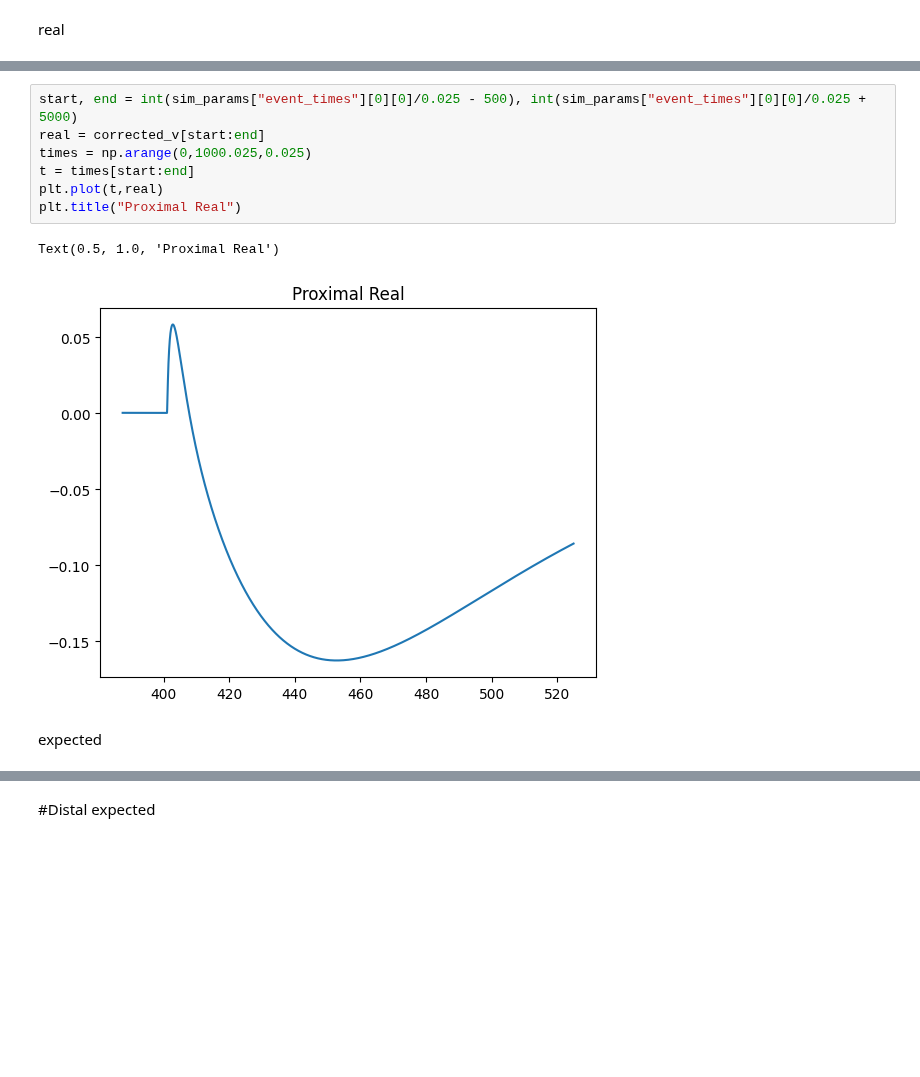
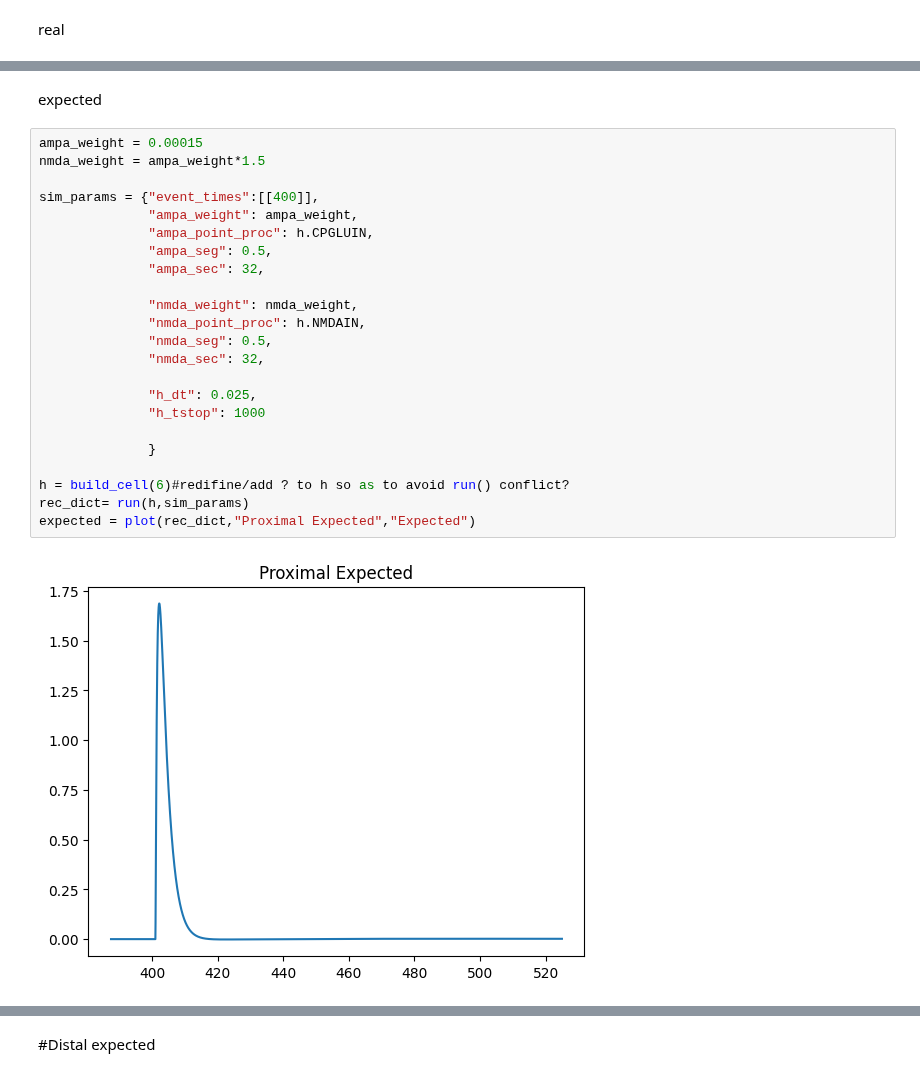
Before and after one commit to ddopp4877/single-cell-tuning, a Jupyter notebook: test_cell_with_syns.ipynb, the cells around one changed output, grey strips where cells are left out. Drawn from its saved outputs; the diff is of its cells as text; blank space fills up the shorter version.

```diff
--- a/test_cell_with_syns.ipynb
+++ b/test_cell_with_syns.ipynb
@@ -306,12 +328,27 @@ plt.legend()
-# %%
-start, end = int(sim_params["event_times"][0][0]/0.025 - 500), int(sim_params["event_times"][0][0]/0.025 + 5000)
-real = corrected_v[start:end]
-times = np.arange(0,1000.025,0.025)
-t = times[start:end]
-plt.plot(t,real)
-plt.title("Proximal Real")
-# %% [output]
-Text(0.5, 1.0, 'Proximal Real')
-[figure, removed]
 # %% [markdown]
 expected
+# %%
+ampa_weight = 0.00015
+nmda_weight = ampa_weight*1.5
+
+sim_params = {"event_times":[[400]],
+              "ampa_weight": ampa_weight,
+              "ampa_point_proc": h.CPGLUIN,
+              "ampa_seg": 0.5,
+              "ampa_sec": 32,
+
+              "nmda_weight": nmda_weight,
+              "nmda_point_proc": h.NMDAIN,
+              "nmda_seg": 0.5,
+              "nmda_sec": 32,
+
+              "h_dt": 0.025,
+              "h_tstop": 1000
+
+              }
+
+h = build_cell(6)#redifine/add ? to h so as to avoid run() conflict?
+rec_dict= run(h,sim_params)
+expected = plot(rec_dict,"Proximal Expected","Expected")
+# %% [output]
+[figure, added]
```
Also changed, not shown: parts of 43 cells of this notebook.
